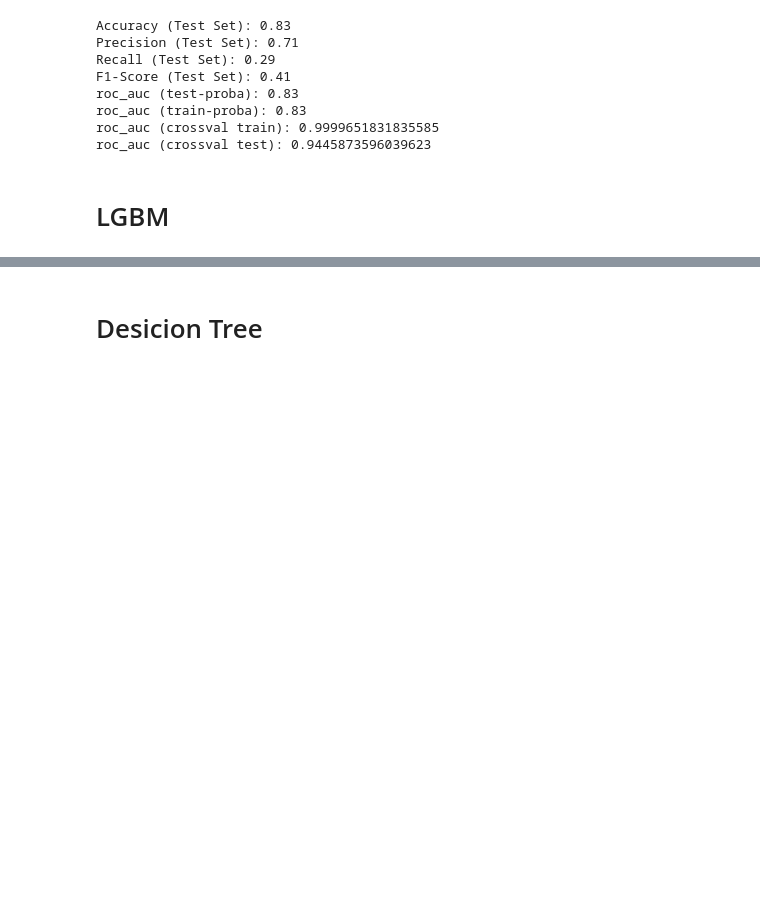
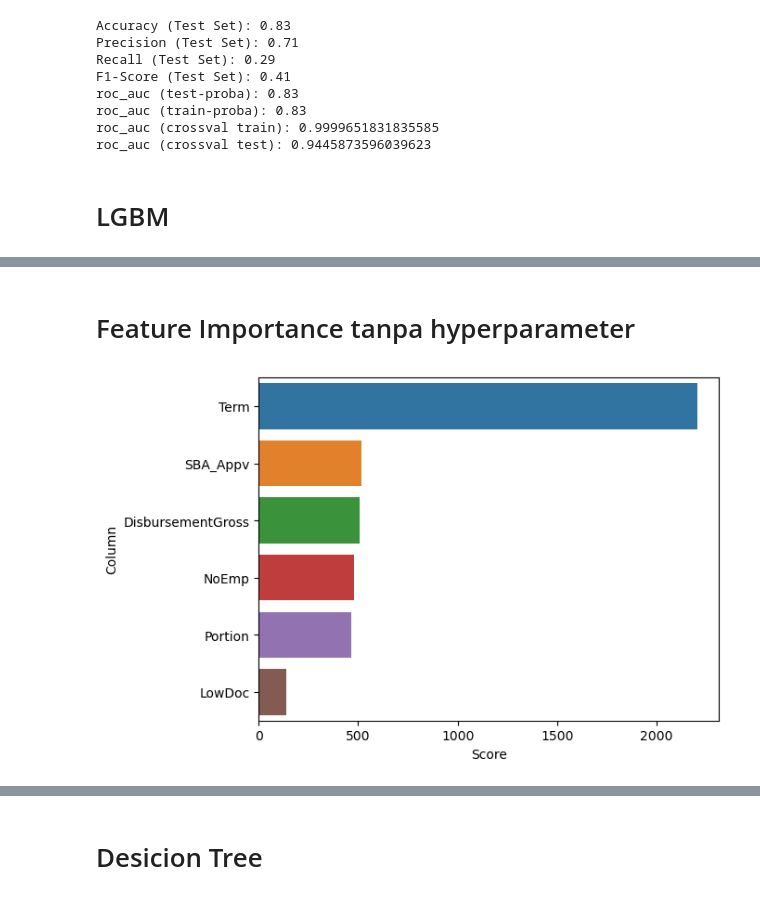
Before and after one commit to AldhiPrambudi/Colony-of-Weirdos, a Jupyter notebook: Model/machine learning.ipynb, the cells around one changed output, grey strips where cells are left out. Cells and saved outputs as stored; diff of their text form; code cells hidden in the pictures; blank space fills up the shorter version.

```diff
--- a/Model/machine learning.ipynb
+++ b/Model/machine learning.ipynb
@@ -192,3 +226,7 @@ roc_auc (test-proba): 0.98
 roc_auc (train-proba): 0.98
 f1 (crossval train): 0.8571238895128616
 f1 (crossval test): 0.8304910520007146
+# %%
+score = pd.DataFrame(lgbm.feature_importances_, columns=['Score'])
+score['Column'] = X.columns
+score.head()
@@ -195,3 +240,11 @@ f1 (crossval test): 0.8304910520007146
+# %% [markdown]
+# Feature Importance tanpa hyperparameter
+# %%
+new_score = score.sort_values(by='Score',ascending=False)
+sns.barplot(data=new_score[:6],x='Score',y='Column')
+plt.show()
+# %% [output]
+[figure, added]
 # %%
 from lightgbm import LGBMClassifier
 from sklearn.model_selection import GridSearchCV
```
Also changed, not shown: parts of 16 cells of this notebook.
